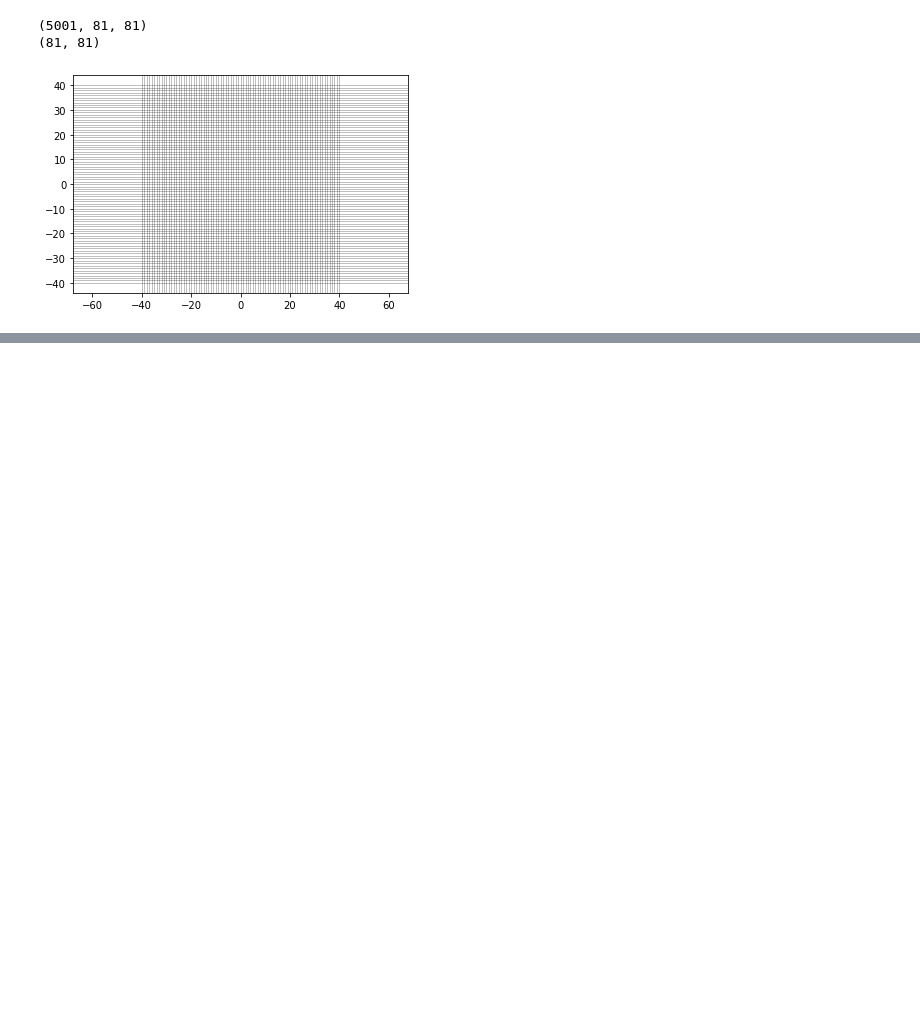
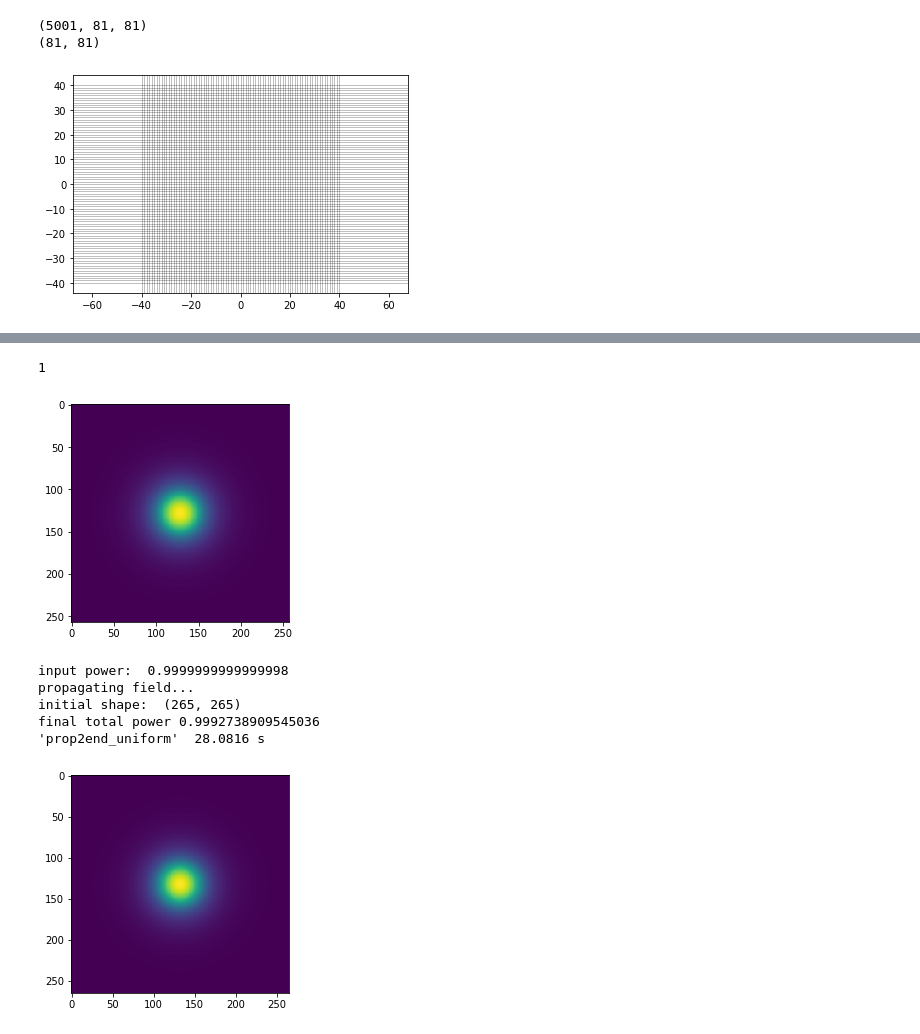
Before and after one commit to jw-lin/lightbeam, a Jupyter notebook: Lightbeam.ipynb, the cells around one changed output, grey strips where cells are left out. Drawn from its saved outputs; the diff is of its cells as text; code cells hidden in the pictures; blank space fills up the shorter version.

```diff
--- a/Lightbeam.ipynb
+++ b/Lightbeam.ipynb
@@ -126,0 +246,79 @@ While OpticSys is in principle able to model any waveguide structure, given appr
+# %%
+### Code example ###
+
+import matplotlib.pyplot as plt
+import numpy as np
+
+# first off, note that running Lightbeam code in a Jupyter notebook is probably not the greatest idea. A better practice would
+# be to write dedicated Python scripts to execute the propagation. As an example, see run_bpm_example.py and config_example.py
+# for one way to do this scripting.
+
+# nevertheless, we will show some examples of how to run Lightbeam within this notebook environment, as well.
+
+# below is a simple example where we propagate the LP01 mode with some tilt applied through a single-mode fiber.
+# note that in this simple example, I find no noticeable improvement from adaptive meshing, so we won't use it.
+# more complicated waveguide geometries such as photonic lanterns do benefit from adaptive meshing, see section "Convergence".
+
+wl = 1.55 #um, wavelength
+
+## Mesh ##
+
+from mesh import RectMesh3D
+
+xw = 32 #um
+yw= 32 #um
+zw = 10000 #um
+num_PML = 4 #grid units
+
+ds = 0.125 #um
+dz = 4 #um
+
+mesh = RectMesh3D(xw,yw,zw,ds,dz,num_PML)
+xg, yg = mesh.xg[num_PML:-num_PML,num_PML:-num_PML],mesh.yg[num_PML:-num_PML,num_PML:-num_PML]
+
+
+## Optic (SMF) ##
+
+import optics
+
+rcore = 3 #um
+
+ncore = 1.4504 + 0.0088
+nclad = 1.4504
+
+fiber_core = optics.scaled_cyl([0,0],rcore,zw,ncore,nclad)
+SMF = optics.OpticSys([fiber_core],nclad)
+
+## Launch field ##
+
+import LPmodes
+from misc import normalize
+
+u0 = normalize(LPmodes.lpfield(xg,yg,0,1,rcore,wl,ncore,nclad))
+u0 *= np.exp(10.j*xg)
+
+
+print("input field: ")
+plt.imshow(np.abs(u0))
+plt.show()
+
+## propagation ##
+
+from prop import Prop3D
+
+prop = Prop3D(wl,mesh,SMF,nclad)
+
+u0 = prop.prop2end_uniform(u0)
+
+print("output field: ")
+plt.imshow(np.abs(u0))
+plt.show()
+# %% [output]
+1
+[figure, added]
+input power:  0.9999999999999998
+propagating field...
+initial shape:  (265, 265)
+final total power 0.9992738909545036
+'prop2end_uniform'  28.0816 s
+[figure, added]
```
Also changed, not shown: parts of 13 cells of this notebook.
